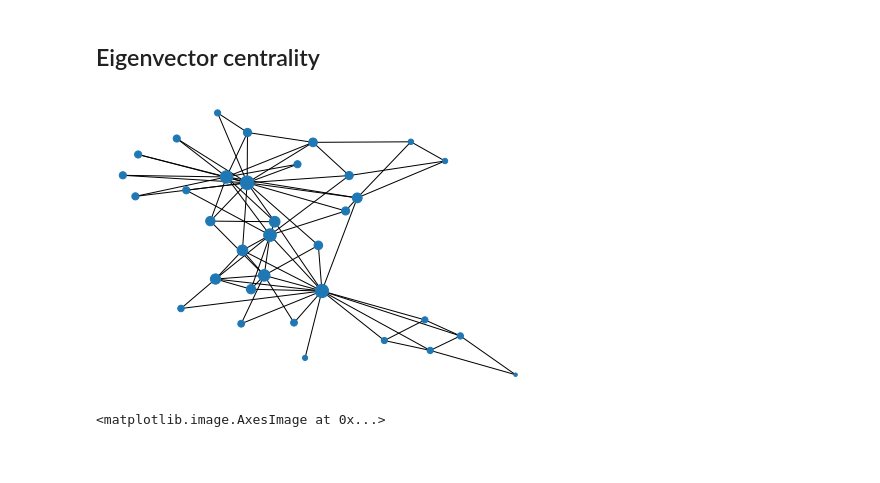
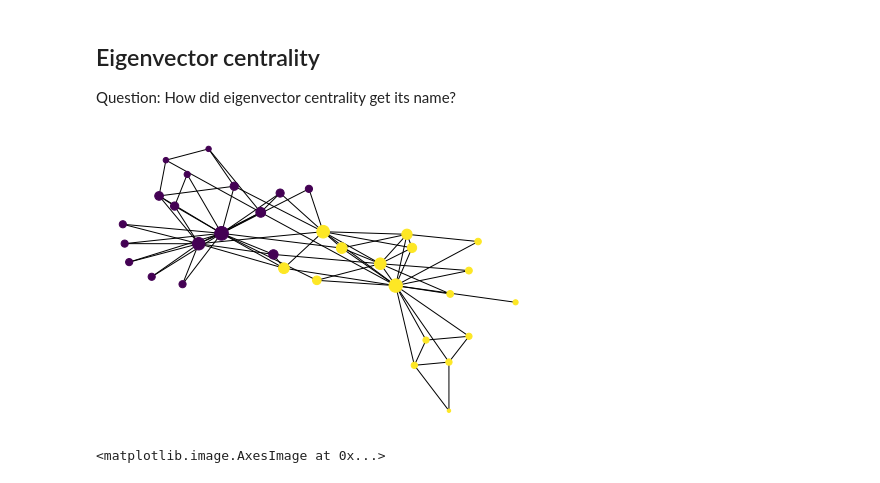
Before and after one commit to neuroailab/psych253, a Jupyter notebook: 2020/EigenvectorCentrality.ipynb, the cells around one changed output. Drawn from its saved outputs; the diff is of its cells as text; code cells hidden in the pictures.

```diff
--- a/2020/EigenvectorCentrality.ipynb
+++ b/2020/EigenvectorCentrality.ipynb
@@ -1,5 +1,7 @@
-# %% [markdown]
-## Eigenvector centrality
+# %% [markdown]
+## Eigenvector centrality
+
+Question: How did eigenvector centrality get its name?
 # %%
 import networkx as nx
 import numpy as np
@@ -7,15 +12,18 @@ import matplotlib.pyplot as plt
 # %%
 # use the "karate club" graph
 
 kc = nx.karate_club_graph()
+kc_info = pd.DataFrame({'clubs': [kc.nodes[i]['club'] for i in kc.nodes]})
+kc_info['club_color'] = (kc_info['clubs'] == 'Mr. Hi').astype(int)
 kc_ec = nx.eigenvector_centrality(kc)
-kc_ec_vec = np.array([kc_ec[i] for i in kc_ec])
+kc_info['ec'] = np.array([kc_ec[i] for i in kc_ec])
 
 # draw with size proportional to eigvenctor centrality
 scaling=500
-nx.draw(kc, node_size=kc_ec_vec*scaling)
+layout = nx.spring_layout(kc)
+nx.draw(kc, pos=layout,node_size=kc_info['ec']*scaling, node_color=kc_info['club_color'])
 # %% [output]
-[figure, old version]
+[figure, new version]
 # %%
 # get adjacency for KC network
 
```
Also changed, not shown: parts of 12 cells of this notebook.
